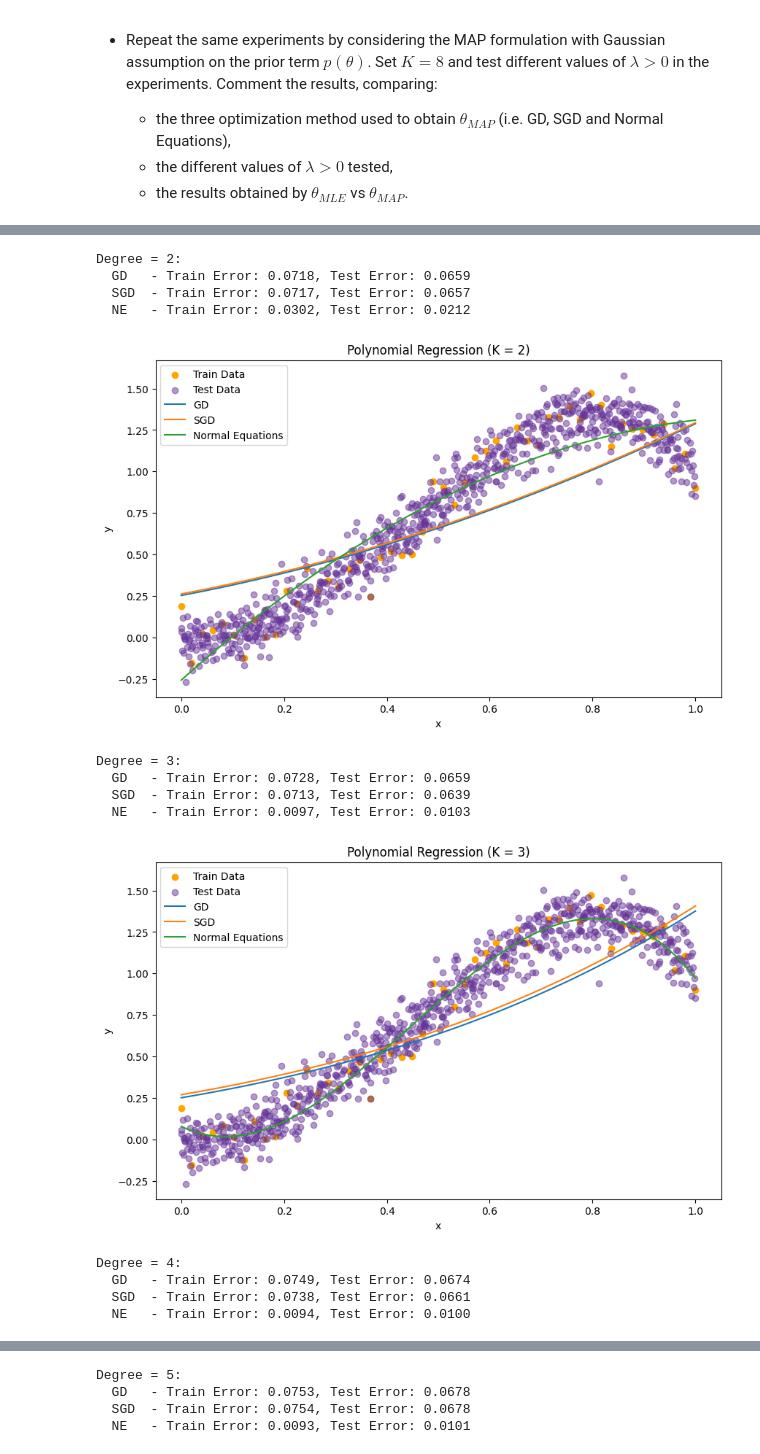
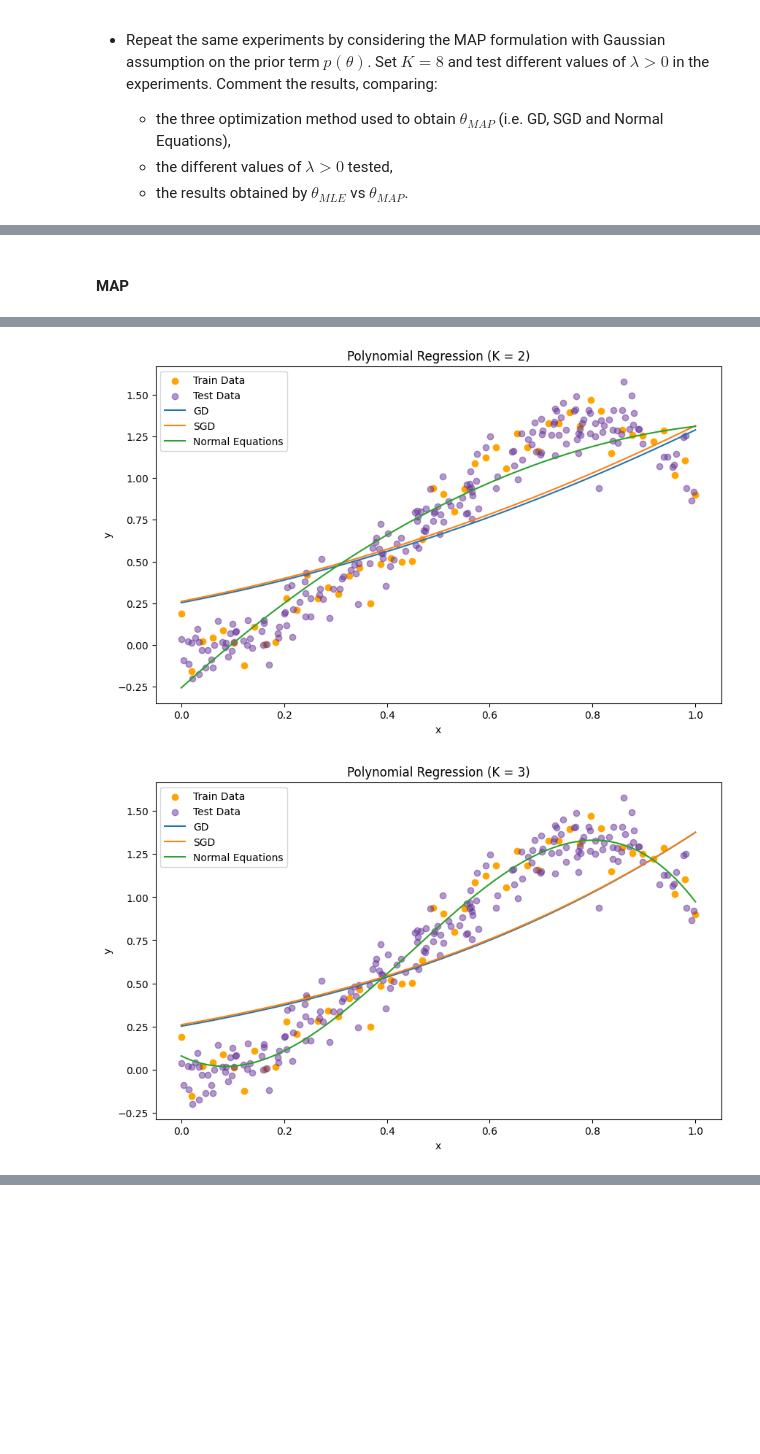
Before and after one commit to PtrTella/StatsHomework, a Jupyter notebook: HW4.ipynb, the cells around one changed output, grey strips where cells are left out. Drawn from its saved outputs; the diff is of its cells as text; code cells hidden in the pictures; blank space fills up the shorter version.

```diff
--- a/HW4.ipynb
+++ b/HW4.ipynb
@@ -36,7 +36,7 @@ X_large = large_data['x'].values.reshape(-1, 1)
 Y_large = large_data['y'].values
 
 # Split large dataset
-X_test, _, Y_test, _ = train_test_split(X_large, Y_large, test_size=0.2, random_state=42)
+X_test, _, Y_test, _ = train_test_split(X_large, Y_large, test_size=0.8, random_state=42)
 
 # Load data
 print(X_train.shape, Y_train.shape, X_test.shape, Y_test.shape)
@@ -189,8 +211,8 @@ def mle_gradient(X, Y, theta):
 # %%
 # Experiment with different polynomial degrees
 max_K = 8
-train_errors = []
-test_errors = []
+mle_train_errors = []
+mle_test_errors = []
 
 for K in range(1, max_K + 1):
     # Polynomial feature transformation
@@ -200,7 +222,7 @@ for K in range(1, max_K + 1):
     # Estimation methods
     theta_gd = gradient_descent(X_train_poly, Y_train, mle_gradient)
     theta_sgd = stochastic_gradient_descent(X_train_poly, Y_train, mle_gradient)
-    theta_ne = normal_equations(X_train_poly, Y_train)
+    theta_ne = normal_equations_cholesky(X_train_poly, Y_train)
 
     # Compute errors
     gd_train_error = compute_error(X_train_poly, Y_train, theta_gd)
@@ -211,17 +233,12 @@ for K in range(1, max_K + 1):
     sgd_test_error = compute_error(X_test_poly, Y_test, theta_sgd)
     ne_test_error = compute_error(X_test_poly, Y_test, theta_ne)
 
-    print(f"Degree = {K}:")
-    print(f"  GD   - Train Error: {gd_train_error:.4f}, Test Error: {gd_test_error:.4f}")
-    print(f"  SGD  - Train Error: {sgd_train_error:.4f}, Test Error: {sgd_test_error:.4f}")
-    print(f"  NE   - Train Error: {ne_train_error:.4f}, Test Error: {ne_test_error:.4f}")
-
     # Visualization
     plot_regression(X_train, Y_train, X_test, Y_test,
                     [theta_gd, theta_sgd, theta_ne],
                     K, ['GD', 'SGD', 'Normal Equations'])
 
     # Store errors for plotting
-    train_errors.append([gd_train_error, sgd_train_error, ne_train_error])
-    test_errors.append([gd_test_error, sgd_test_error, ne_test_error])
+    mle_train_errors.append([gd_train_error, sgd_train_error, ne_train_error])
+    mle_test_errors.append([gd_test_error, sgd_test_error, ne_test_error])
 # %% [output]
@@ -273,0 +267,2 @@ plt.show()
+# %% [markdown]
+#### MAP
@@ -274,8 +285,8 @@ plt.show()
 # %%
 # Experiment with different polynomial degrees
 max_K = 8
-train_errors = []
-test_errors = []
+map_train_errors = []
+map_test_errors = []
 
 for K in range(1, max_K + 1):
     # Polynomial feature transformation
@@ -285,7 +296,7 @@ for K in range(1, max_K + 1):
     # Estimation methods
     theta_gd = gradient_descent(X_train_poly, Y_train, map_gradient, lam=0.1)
     theta_sgd = stochastic_gradient_descent(X_train_poly, Y_train, map_gradient, lam=0.1)
-    theta_ne = normal_equations(X_train_poly, Y_train)
+    theta_ne = normal_equations_cholesky(X_train_poly, Y_train)
 
     # Compute errors
     gd_train_error = compute_error(X_train_poly, Y_train, theta_gd)
@@ -296,17 +307,12 @@ for K in range(1, max_K + 1):
     sgd_test_error = compute_error(X_test_poly, Y_test, theta_sgd)
     ne_test_error = compute_error(X_test_poly, Y_test, theta_ne)
 
-    print(f"Degree = {K}:")
-    print(f"  GD   - Train Error: {gd_train_error:.4f}, Test Error: {gd_test_error:.4f}")
-    print(f"  SGD  - Train Error: {sgd_train_error:.4f}, Test Error: {sgd_test_error:.4f}")
-    print(f"  NE   - Train Error: {ne_train_error:.4f}, Test Error: {ne_test_error:.4f}")
-
     # Visualization
     plot_regression(X_train, Y_train, X_test, Y_test,
                     [theta_gd, theta_sgd, theta_ne],
                     K, ['GD', 'SGD', 'Normal Equations'])
 
     # Store errors for plotting
-    train_errors.append([gd_train_error, sgd_train_error, ne_train_error])
-    test_errors.append([gd_test_error, sgd_test_error, ne_test_error])
+    map_train_errors.append([gd_train_error, sgd_train_error, ne_train_error])
+    map_test_errors.append([gd_test_error, sgd_test_error, ne_test_error])
 # %% [output]
@@ -318,14 +320,2 @@ Degree = 1:
-Degree = 2:
-  GD   - Train Error: 0.0718, Test Error: 0.0659
-  SGD  - Train Error: 0.0717, Test Error: 0.0657
-  NE   - Train Error: 0.0302, Test Error: 0.0212
-[figure, old version]
+[figure, new version]
-Degree = 3:
-  GD   - Train Error: 0.0728, Test Error: 0.0659
-  SGD  - Train Error: 0.0713, Test Error: 0.0639
-  NE   - Train Error: 0.0097, Test Error: 0.0103
-[figure, old version]
+[figure, new version]
-Degree = 4:
-  GD   - Train Error: 0.0749, Test Error: 0.0674
-  SGD  - Train Error: 0.0738, Test Error: 0.0661
-  NE   - Train Error: 0.0094, Test Error: 0.0100
@@ -333,4 +322,0 @@ Degree = 4:
-Degree = 5:
-  GD   - Train Error: 0.0753, Test Error: 0.0678
-  SGD  - Train Error: 0.0754, Test Error: 0.0678
-  NE   - Train Error: 0.0093, Test Error: 0.0101
```
Also changed, not shown: parts of 19 cells of this notebook.
